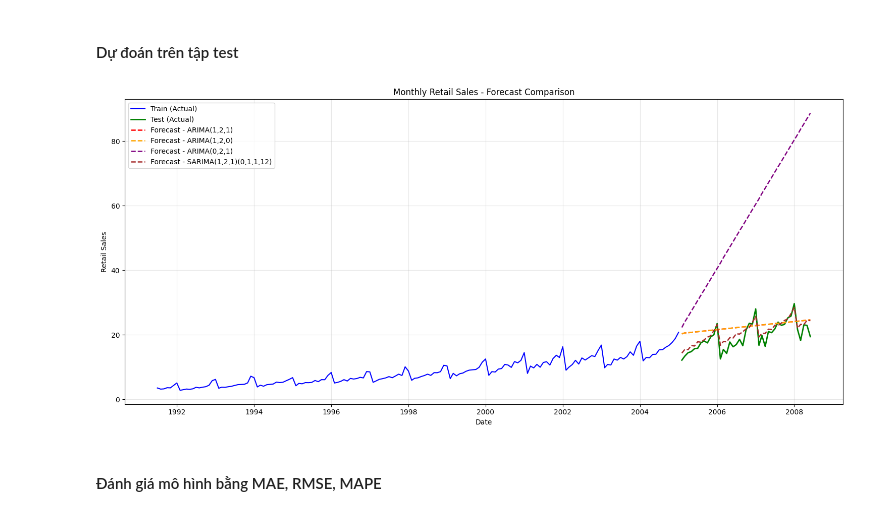
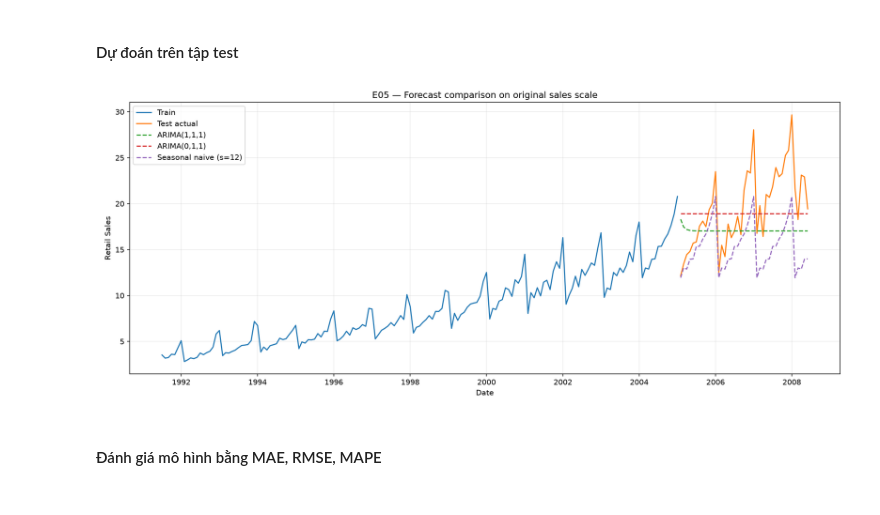
Before and after one commit to Tuvienn/TOTAL_LAB_PRACTICE_FOR_TIME_SERIES, a Jupyter notebook: total_practice/Practice_2/notebooks/Practice_2_Exercise.ipynb, the cells around one changed output. Cells and saved outputs as stored; diff of their text form; code cells hidden in the pictures.

Commit message:
feat(practice-2): finalize protocol, results, and documentation

```diff
--- a/total_practice/Practice_2/notebooks/Practice_2_Exercise.ipynb
+++ b/total_practice/Practice_2/notebooks/Practice_2_Exercise.ipynb
@@ -809,7 +701,3 @@ warnings.filterwarnings("ignore")
 # %%
-model_arima1 = ARIMA(
-    train,
-    order=(1, 2, 1)
-)
-result_arima1 = model_arima1.fit()
+result_arima1 = fit_arima(log_train, order=(1, 1, 1))
 # %% [markdown]
@@ -825,7 +713,3 @@ result_arima2 = model_arima1.fit()
 # %%
-model_arima3 = ARIMA(
-    train,
-    order=(0, 2, 1)
-)
-result_arima3 = model_arima2.fit()
+result_arima3 = fit_arima(log_train, order=(0, 1, 1))
 # %% [markdown]
@@ -1004,72 +803,30 @@ logging.info(
 # %% [markdown]
 #### Dự đoán trên tập test
 # %%
-import numpy as np
-import matplotlib.pyplot as plt
-
-logging.info("Thực hiện dự báo trên tập test")
-
-# Khai báo các mô hình cần so sánh
-models = {
-    "ARIMA(1,2,1)": result_arima1,
-    "ARIMA(1,2,0)": result_arima2,
-    "ARIMA(0,2,1)": result_arima3,
-    "SARIMA(1,2,1)(0,1,1,12)": result_sarima
+log_forecasts = {
+    name: forecast_model(result, test.index, name)
+    for name, result in models.items()
 }
-
-# Quy định màu riêng cho từng mô hình
-colors = {
-    "ARIMA(1,2,1)": "red",
-    "ARIMA(1,2,0)": "orange",
-    "ARIMA(0,2,1)": "purple",
-    "SARIMA(1,2,1)(0,1,1,12)": "brown"
+forecasts = {
+    name: inverse_log_forecast(forecast)
+    for name, forecast in log_forecasts.items()
 }
-
-# Dự báo cho toàn bộ giai đoạn Test
-forecasts = {}
-
-for name, result in models.items():
-    forecast_values = result.forecast(steps=len(test))
-    forecasts[name] = np.asarray(forecast_values)
-
-# Vẽ biểu đồ so sánh dự báo
-plt.figure(figsize=(15, 7))
-
-# Dữ liệu thực tế
-plt.plot(
-    train.index, train.values,
-    label="Train (Actual)",
-    color="blue",
-    linewidth=1.5
+forecasts["Seasonal naive (s=12)"] = seasonal_naive_forecast(train, test.index, seasonal_period=12)
+for forecast in forecasts.values():
+    validate_forecast_alignment(test, forecast)
+assert all(len(forecast) == 41 for forecast in forecasts.values())
+forecast_plot_path = FIGURES_DIR / "05_forecast_comparison_log_d1.png"
+save_forecast_comparison_plot(
+    train,
+    test,
+    forecasts,
+    forecast_plot_path,
+    title="E05 — Forecast comparison on original sales scale",
+    ylabel="Retail Sales",
 )
-
-plt.plot(
-    test.index, test.values,
-    label="Test (Actual)",
-    color="green",
-    linewidth=2
-)
-
-# Đường dự báo của từng mô hình
-for name, forecast_values in forecasts.items():
-    plt.plot(
-        test.index,
-        forecast_values,
-        label=f"Forecast - {name}",
-        color=colors[name],
-        linestyle="--",
-        linewidth=1.8
-    )
-
-plt.title("Monthly Retail Sales - Forecast Comparison")
-plt.xlabel("Date")
-plt.ylabel("Retail Sales")
-plt.legend(loc="best")
-plt.grid(True, alpha=0.3)
-plt.tight_layout()
-plt.show()
+display(Image(filename=forecast_plot_path))
 # %% [output]
-[figure, old version]
+[figure, new version]
 # %% [markdown]
 #### Đánh giá mô hình bằng MAE, RMSE, MAPE
 # %%
```
Also changed, not shown: parts of 44 cells of this notebook, 59 other files.
